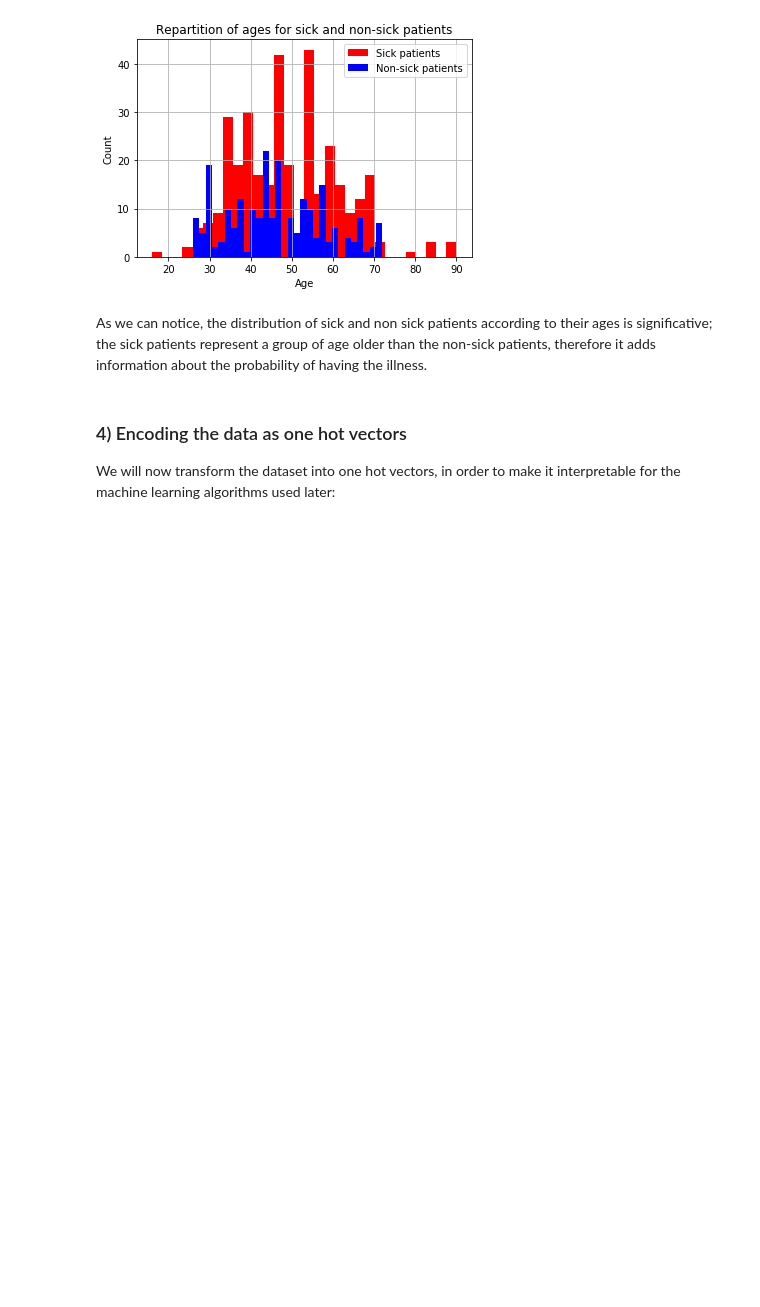
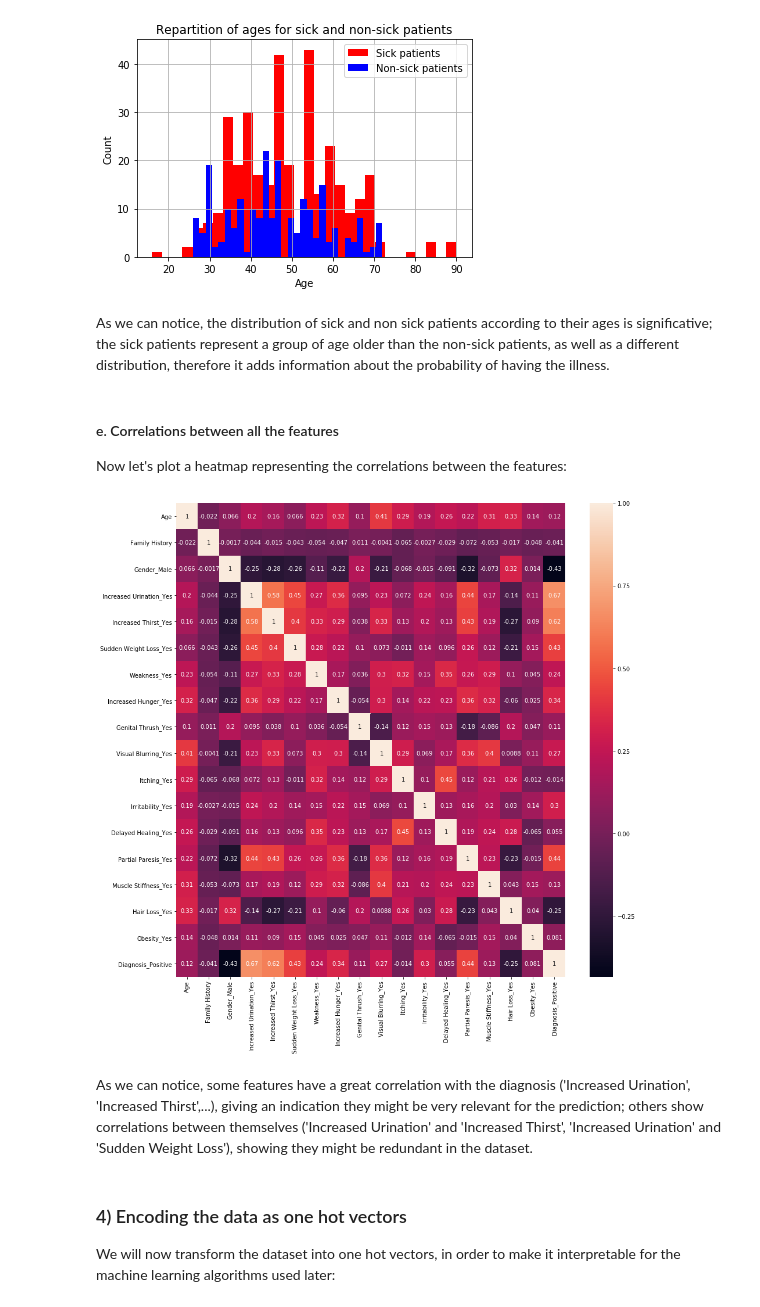
Before and after one commit to mlh-master/hw2_mlh-hadassa-and-sarah, a Jupyter notebook: HW2.ipynb, the cells around one changed output. Drawn from its saved outputs; the diff is of its cells as text; code cells hidden in the pictures; blank space fills up the shorter version.

```diff
--- a/HW2.ipynb
+++ b/HW2.ipynb
@@ -183,7 +320,21 @@ plt.show()
 [figure]
 [figure]
 # %% [markdown]
-As we can notice, the distribution of sick and non sick patients according to their ages is significative; the sick patients represent a group of age older than the non-sick patients, therefore it adds information about the probability of having the illness.
+As we can notice, the distribution of sick and non sick patients according to their ages is significative; the sick patients represent a group of age older than the non-sick patients, as well as a different distribution, therefore it adds information about the probability of having the illness.
+# %% [markdown]
+#### e. Correlations between all the features
+
+Now let's plot a heatmap representing the correlations between the features:
+# %%
+import seaborn as sns
+dummyData = pd.get_dummies(filled_dataset, drop_first=True)
+plt.figure(figsize = (15,15))
+sns.heatmap(dummyData.iloc[:,:].corr(), annot = True)
+plt.show()
+# %% [output]
+[figure, added]
+# %% [markdown]
+As we can notice, some features have a great correlation with the diagnosis ('Increased Urination', 'Increased Thirst',...), giving an indication they might be very relevant for the prediction; others show correlations between themselves ('Increased Urination' and 'Increased Thirst', 'Increased Urination' and 'Sudden Weight Loss'), showing they might be redundant in the dataset.
 # %% [markdown]
 ### 4) Encoding the data as one hot vectors
 
```
Also changed, not shown: parts of 68 cells of this notebook.
